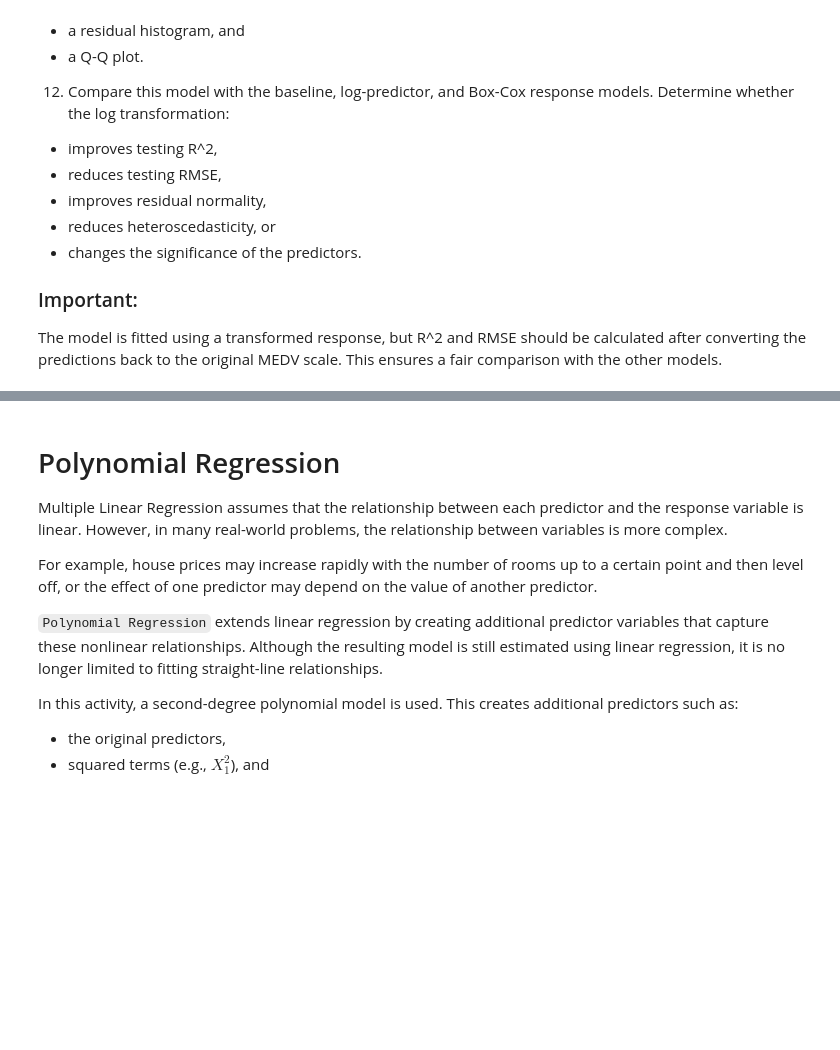
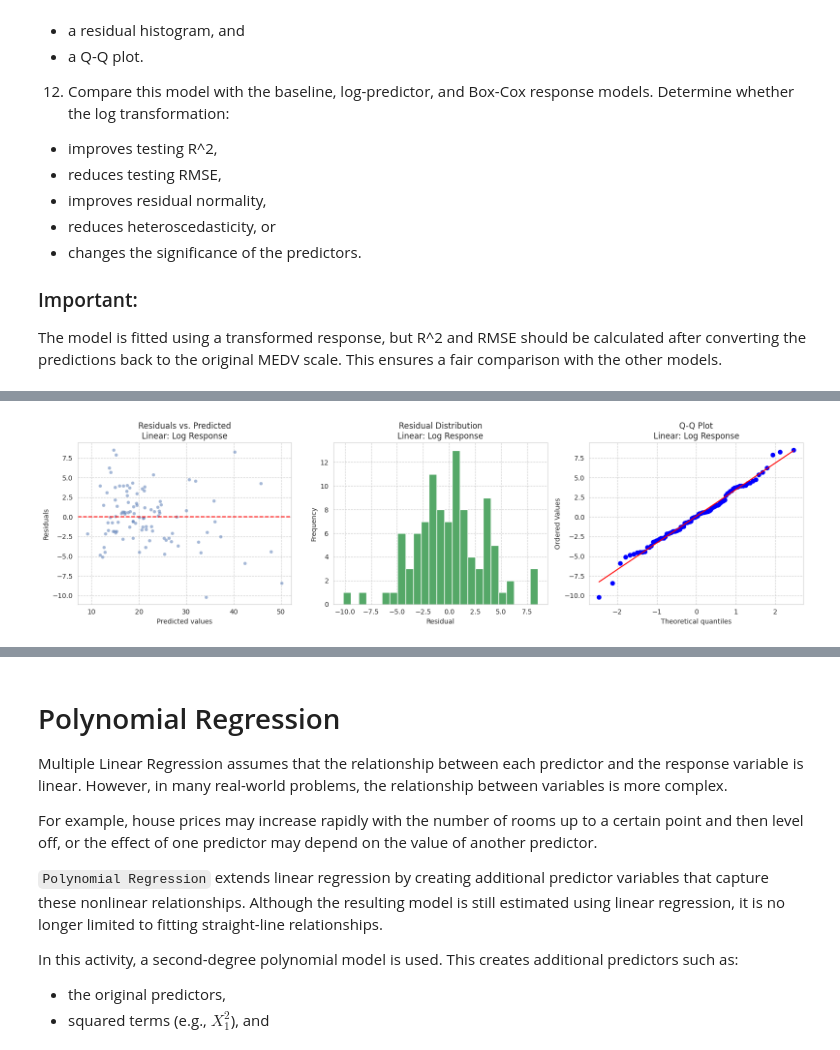
Before and after one commit to JoseAlberto88/Predictive-Analytics-, a Jupyter notebook: DAMO510_Module_04_in_Class_Activity_Starter_notebook.ipynb, the cells around one changed output, grey strips where cells are left out. Drawn from its saved outputs; the diff is of its cells as text; code cells hidden in the pictures; blank space fills up the shorter version.

```diff
--- a/DAMO510_Module_04_in_Class_Activity_Starter_notebook.ipynb
+++ b/DAMO510_Module_04_in_Class_Activity_Starter_notebook.ipynb
@@ -1922,0 +1907,8 @@ Linear: Log Response overall F-test p-value: 3.87915e-105
+# %%
+import numpy as np
+
+# Steps 1-3: Log-transform the training target, fit the model
+y_train_log = np.log(y_train)
+
+log_response_model = LinearRegression()
+log_response_model.fit(X_train_log, y_train_log)
@@ -1922,0 +1917,16 @@ Linear: Log Response overall F-test p-value: 3.87915e-105
+# %%
+# Steps 4-6: Predict on the log scale, then invert back to original MEDV scale
+y_pred_log_response_transformed = log_response_model.predict(X_test_log)
+y_pred_log_response = np.exp(y_pred_log_response_transformed)
+# %%
+# Steps 7-9: Store and display results using ORIGINAL-scale predictions
+model_name = "Linear: Log Response"
+
+log_response_results = record_model_results(
+    model_name=model_name,
+    y_true=y_test,
+    y_pred=y_pred_log_response,
+    n_features=X_train_log.shape[1]
+)
+
+print(model_results[model_name])
@@ -1922,0 +1971,5 @@ Linear: Log Response overall F-test p-value: 3.87915e-105
+# %%
+# Step 11: Diagnostic plots — original MEDV scale, for fair comparison across models
+log_response_residuals = plot_residual_diagnostics(y_test, y_pred_log_response, model_name=model_name)
+# %% [output]
+[figure, added]
```
Also changed, not shown: parts of 6 cells of this notebook.
